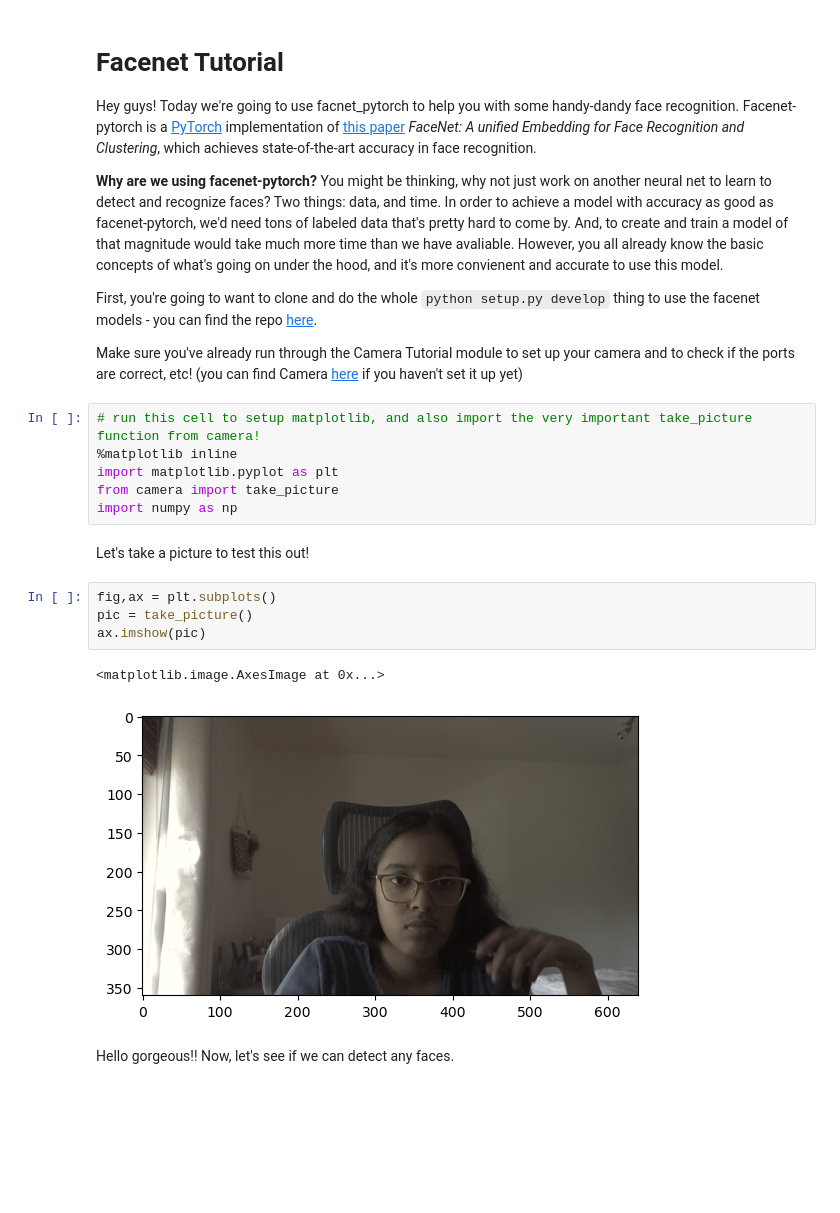
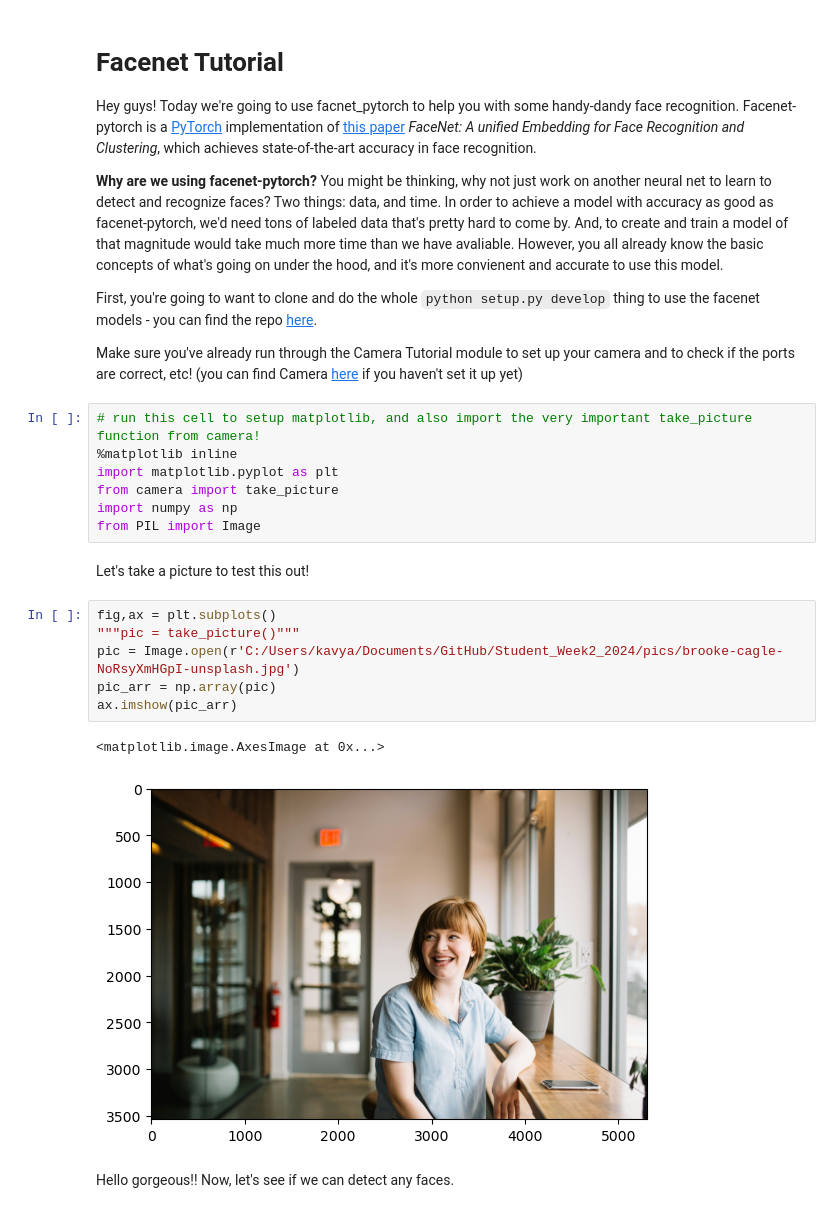
Before and after one commit to thekavyakarthik/facenet_models, a Jupyter notebook: facenet_tutorial.ipynb, the cells around one changed output. Cells and saved outputs as stored; diff of their text form; blank space fills up the shorter version.

```diff
--- a/facenet_tutorial.ipynb
+++ b/facenet_tutorial.ipynb
@@ -14,15 +14,18 @@ Make sure you've already run through the Camera Tutorial module to set up your c
 import matplotlib.pyplot as plt
 from camera import take_picture
 import numpy as np
+from PIL import Image
 # %% [markdown]
 Let's take a picture to test this out!
-# %%
-fig,ax = plt.subplots()
-pic = take_picture()
-ax.imshow(pic)
-# %% [output]
-<matplotlib.image.AxesImage at 0x...>
-[figure, removed]
+# %%
+fig,ax = plt.subplots()
+"""pic = take_picture()"""
+pic = Image.open(r'C:/Users/kavya/Documents/GitHub/Student_Week2_2024/pics/brooke-cagle-NoRsyXmHGpI-unsplash.jpg')
+pic_arr = np.array(pic)
+ax.imshow(pic_arr)
+# %% [output]
+<matplotlib.image.AxesImage at 0x...>
+[figure, added]
 # %% [markdown]
 Hello gorgeous!! Now, let's see if we can detect any faces.
 # %%
```
Also changed, not shown: parts of 3 cells of this notebook.
